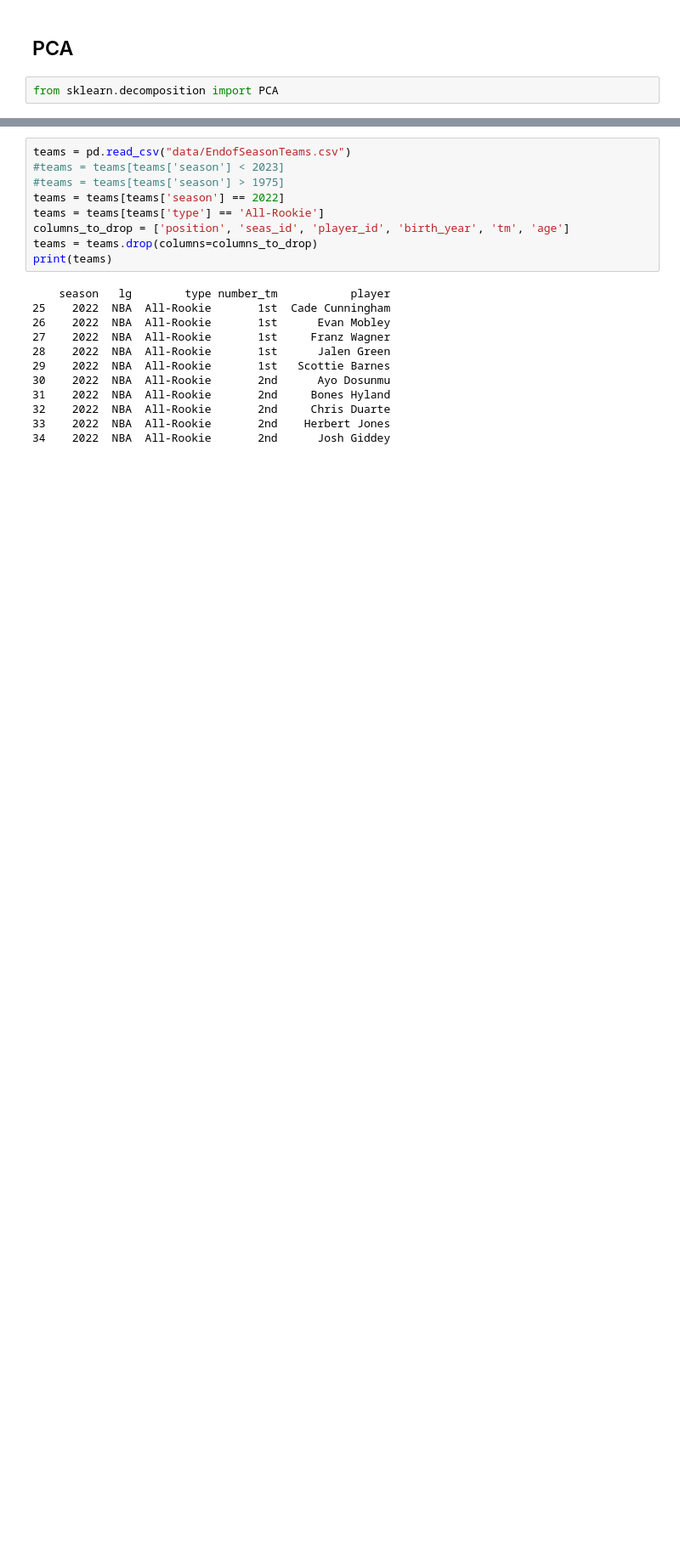
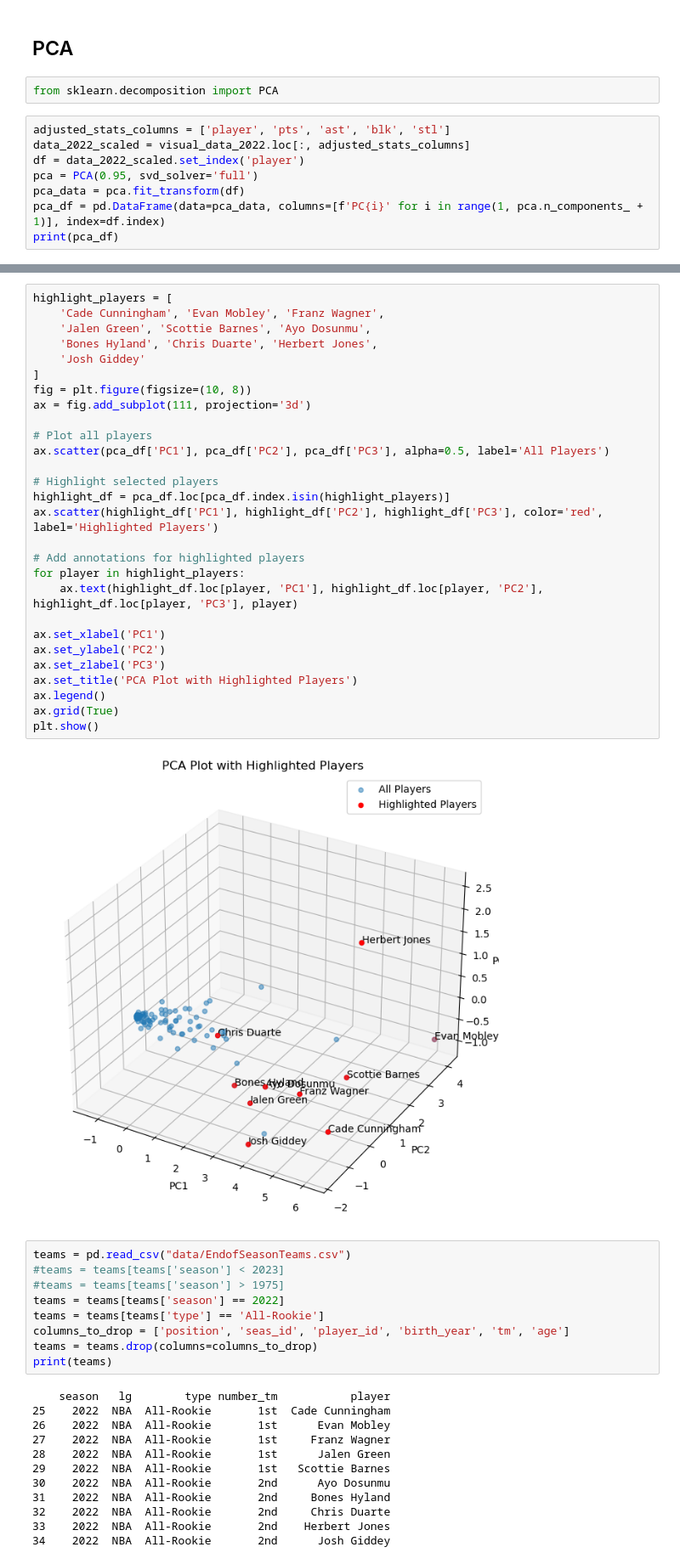
Before and after one commit to Matthew4335/MLProject, a Jupyter notebook: ProjectCode/projectcode-checkpoint.ipynb, the cells around one changed output, grey strips where cells are left out. Shown at 85% size. Drawn from its saved outputs; the diff is of its cells as text; blank space fills up the shorter version.

```diff
--- a/ProjectCode/projectcode-checkpoint.ipynb
+++ b/ProjectCode/projectcode-checkpoint.ipynb
@@ -258,3 +229,11 @@ print(scaled_data)
 ## PCA
 # %%
 from sklearn.decomposition import PCA
+# %%
+adjusted_stats_columns = ['player', 'pts', 'ast', 'blk', 'stl']
+data_2022_scaled = visual_data_2022.loc[:, adjusted_stats_columns]
+df = data_2022_scaled.set_index('player')
+pca = PCA(0.95, svd_solver='full')
+pca_data = pca.fit_transform(df)
+pca_df = pd.DataFrame(data=pca_data, columns=[f'PC{i}' for i in range(1, pca.n_components_ + 1)], index=df.index)
+print(pca_df)
@@ -261,3 +256,33 @@ from sklearn.decomposition import PCA
+# %%
+highlight_players = [
+    'Cade Cunningham', 'Evan Mobley', 'Franz Wagner',
+    'Jalen Green', 'Scottie Barnes', 'Ayo Dosunmu',
+    'Bones Hyland', 'Chris Duarte', 'Herbert Jones',
+    'Josh Giddey'
+]
+fig = plt.figure(figsize=(10, 8))
+ax = fig.add_subplot(111, projection='3d')
+
+# Plot all players
+ax.scatter(pca_df['PC1'], pca_df['PC2'], pca_df['PC3'], alpha=0.5, label='All Players')
+
+# Highlight selected players
+highlight_df = pca_df.loc[pca_df.index.isin(highlight_players)]
+ax.scatter(highlight_df['PC1'], highlight_df['PC2'], highlight_df['PC3'], color='red', label='Highlighted Players')
+
+# Add annotations for highlighted players
+for player in highlight_players:
+    ax.text(highlight_df.loc[player, 'PC1'], highlight_df.loc[player, 'PC2'], highlight_df.loc[player, 'PC3'], player)
+
+ax.set_xlabel('PC1')
+ax.set_ylabel('PC2')
+ax.set_zlabel('PC3')
+ax.set_title('PCA Plot with Highlighted Players')
+ax.legend()
+ax.grid(True)
+plt.show()
+# %% [output]
+[figure, added]
 # %%
 teams = pd.read_csv("data/EndofSeasonTeams.csv")
 #teams = teams[teams['season'] < 2023]
```
Also changed, not shown: parts of 11 cells of this notebook.
